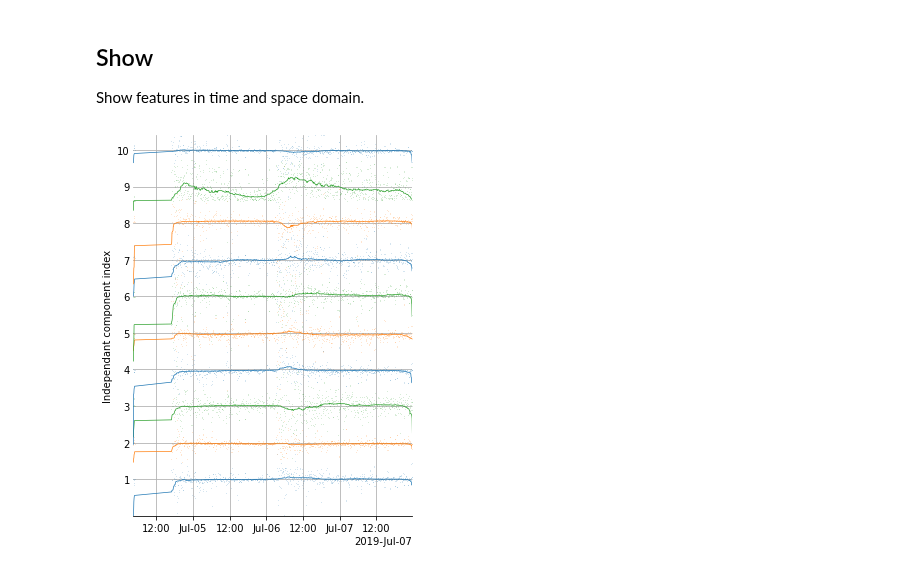
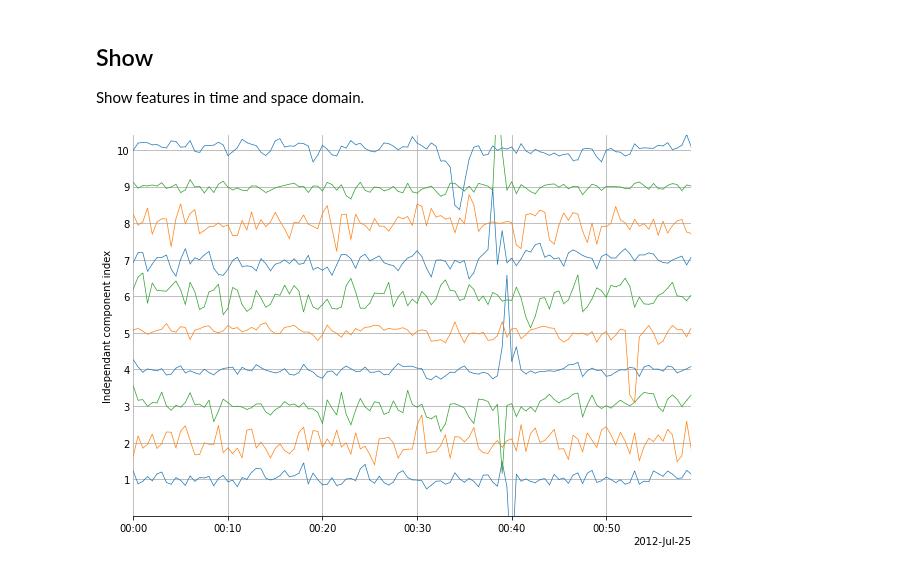
Before and after one commit to scatseisnet/scatseisnet, a Jupyter notebook: notebooks/ICA.ipynb, the cells around one changed output. Drawn from its saved outputs; the diff is of its cells as text; code cells hidden in the pictures.

Commit message:
update jupyters and add folder for data

```diff
--- a/notebooks/ICA.ipynb
+++ b/notebooks/ICA.ipynb
@@ -27,3 +23,0 @@ Read scattering coefficients and return design matrix.
-# %%
-path_scatterings = "../results/SRT_tests/wave/scatterings/scatterings_continuous*.npz"
-filepath_network = "/Documents/results/SRT_tests/wave/model/network"
@@ -46,0 +24,24 @@ features, times = np.vstack(x), np.hstack(t)
+# %%
+def load_vectorized_scat_coef():
+
+    """Load and reshape the scattering coefficients.
+    times: np.array(n_times)
+    scat_coef_vectorized: np.array(n_times, vectorized coefficients)
+    """
+
+    # LOAD DATA
+    output_scatnet = np.load('example/scatnet_output.npz')
+    scat_coef_0 = output_scatnet['scat_coef_0']
+    scat_coef_1 = output_scatnet['scat_coef_1']
+    times = output_scatnet['times']
+
+    # RESHAPE THE SCATTERING COEFFICIENTS AND VECTORIZE THEM
+    scat_coef_0_reshaped = scat_coef_0.reshape(scat_coef_0.shape[0],scat_coef_0.shape[1]*scat_coef_0.shape[2])
+    scat_coef_1_reshaped = scat_coef_1.reshape(scat_coef_1.shape[0],scat_coef_1.shape[1]*scat_coef_1.shape[2]*scat_coef_1.shape[3])
+    scat_coef_vectorized = np.hstack((scat_coef_0_reshaped,scat_coef_1_reshaped))
+
+    scat_coef_vectorized = np.log(scat_coef_vectorized)
+
+    return times, scat_coef_vectorized
+# %%
+times, scat_coef_vectorized = load_vectorized_scat_coef()
@@ -47,3 +51,8 @@ features, times = np.vstack(x), np.hstack(t)
+# %%
+DIMENSIONS = 10
+
+model = FastICA(n_components=DIMENSIONS)
+features = model.fit_transform(scat_coef_vectorized)
 # %% [markdown]
 ## Normalize features
 
@@ -148,9 +157,9 @@ def demad(x, factor=10.0):
     mad = median_abs_deviation(x)
     return x / np.mean(mad) / factor
 # %%
-features = latents
+#features = latents
 FACTOR=0.4
-MEDFILT_KERNEL=101
+MEDFILT_KERNEL=1
 
 # Show in time
 
@@ -160,35 +169,35 @@ features = demad(features)
 n_features, n_bins = features.shape
 
 # Figure
-fig, ax = plt.subplots(1, figsize=(5, 7))
+fig, ax = plt.subplots(1, figsize=(10, 7))
 
 # Show
 for index, feature in enumerate(features):
     color = f"C{index % 3}"
     feature += index + 1
     feature_filtered = medfilt(feature, MEDFILT_KERNEL)
     ax.plot(times, feature, ".", ms=1, alpha=0.5, mew=0, color=color)
     ax.plot(times, feature_filtered, lw=0.7, color=color)
 
 # Labels
 ax.grid()
 ax.set_ylim(0, n_features + FACTOR)
 ax.set_yticks(np.arange(n_features) + 1)
 ax.set_ylabel("Independant component index")
 
 # Date labels
 dateticks = mdates.AutoDateLocator()
 datelabels = mdates.ConciseDateFormatter(dateticks)
 ax.xaxis.set_major_locator(dateticks)
 ax.xaxis.set_major_formatter(datelabels)
 ax.set_xlim(times.min(), times.max())
 
 # Remove borders
 ax.spines["top"].set_visible(False)
 ax.spines["right"].set_visible(False)
 ax.spines["left"].set_visible(False)
 ax.tick_params(axis="y", length=0)
 
 plt.show()
 # %% [output]
-[figure, old version]
+[figure, new version]
```
Also changed, not shown: parts of 9 cells of this notebook.
